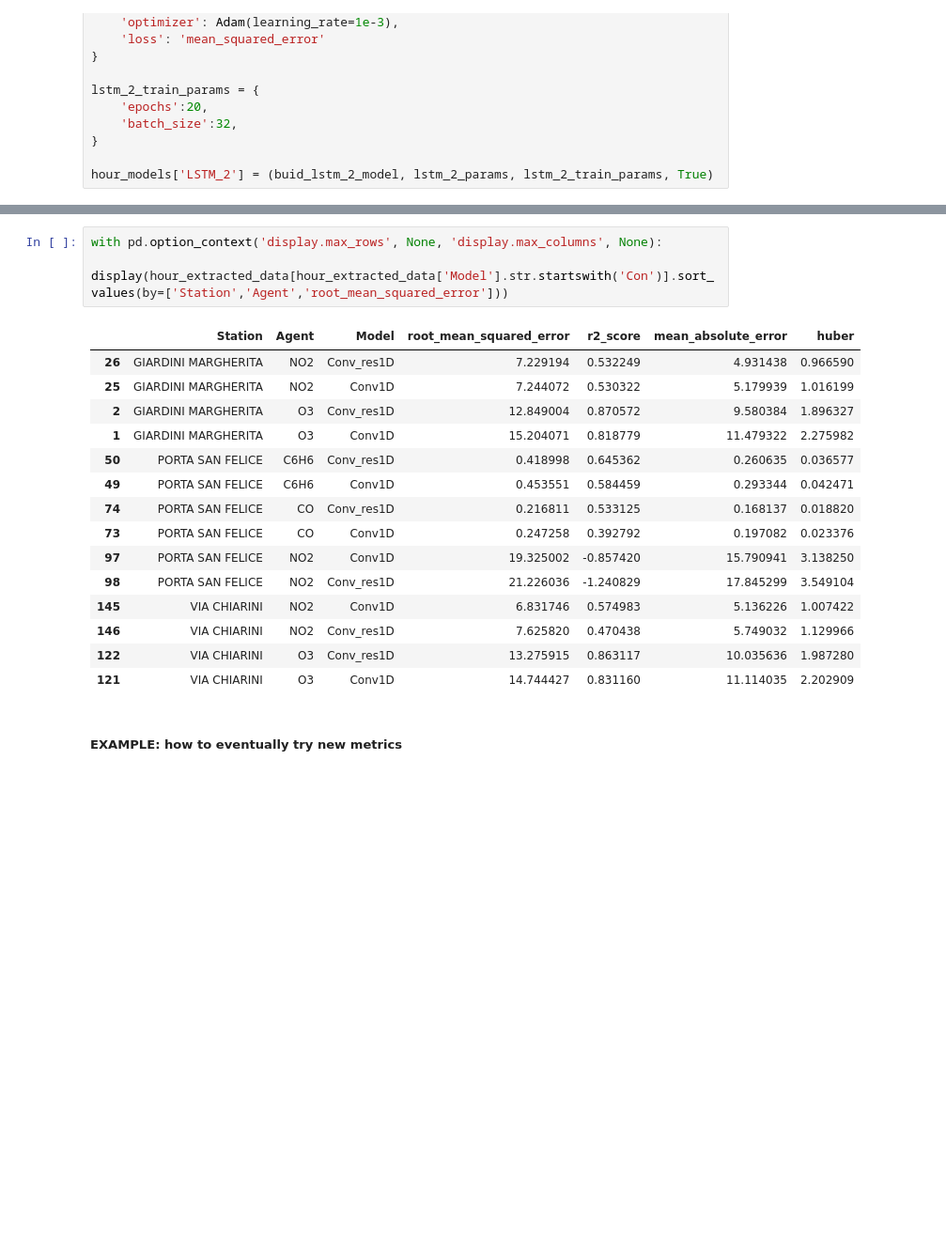
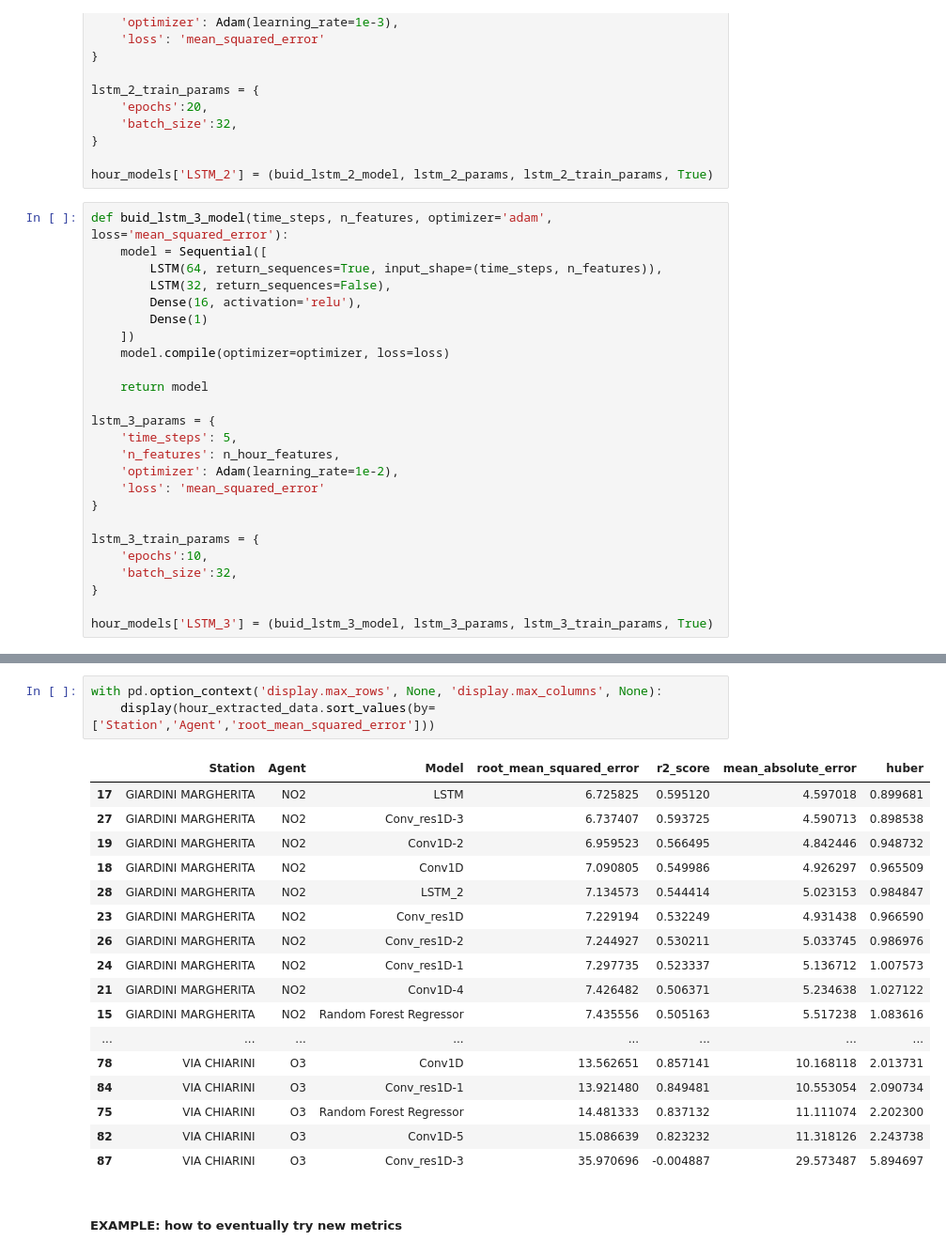
Before and after one commit to davidesonno/AII-project, a Jupyter notebook: 5-model-selection.ipynb, the cells around one changed output, grey strips where cells are left out. Shown at 94% size. Cells and saved outputs as stored; diff of their text form; blank space fills up the shorter version.

Commit message:
training results

```diff
--- a/5-model-selection.ipynb
+++ b/5-model-selection.ipynb
@@ -1140,6 +1133,31 @@ lstm_2_train_params = {
 }
 
 hour_models['LSTM_2'] = (buid_lstm_2_model, lstm_2_params, lstm_2_train_params, True)
+# %%
+def buid_lstm_3_model(time_steps, n_features, optimizer='adam', loss='mean_squared_error'):
+    model = Sequential([
+        LSTM(64, return_sequences=True, input_shape=(time_steps, n_features)),
+        LSTM(32, return_sequences=False),
+        Dense(16, activation='relu'),
+        Dense(1)
+    ])
+    model.compile(optimizer=optimizer, loss=loss)
+
+    return model
+
+lstm_3_params = {
+    'time_steps': 5,
+    'n_features': n_hour_features,
+    'optimizer': Adam(learning_rate=1e-2),
+    'loss': 'mean_squared_error'
+}
+
+lstm_3_train_params = {
+    'epochs':10,
+    'batch_size':32,
+}
+
+hour_models['LSTM_3'] = (buid_lstm_3_model, lstm_3_params, lstm_3_train_params, True)
 # %%
 hour_results = train_models(
     hour_models,training_sets,test_sets,metrics,
@@ -1206,22 +1208,24 @@ hour_extracted_data.loc[hour_extracted_data.groupby(by=['Station','Agent'])['roo
 # %%
 with pd.option_context('display.max_rows', None, 'display.max_columns', None):
-    display(hour_extracted_data[hour_extracted_data['Model'].str.startswith('Con')].sort_values(by=['Station','Agent','root_mean_squared_error']))
+    display(hour_extracted_data.sort_values(by=['Station','Agent','root_mean_squared_error']))
 # %% [output]
 |  | Station | Agent | Model | root_mean_squared_error | r2_score | mean_absolute_error | huber |
-| 26 | GIARDINI MARGHERITA | NO2 | Conv_res1D | 7.229194 | 0.532249 | 4.931438 | 0.966590 |
-| 25 | GIARDINI MARGHERITA | NO2 | Conv1D | 7.244072 | 0.530322 | 5.179939 | 1.016199 |
-| 2 | GIARDINI MARGHERITA | O3 | Conv_res1D | 12.849004 | 0.870572 | 9.580384 | 1.896327 |
-| 1 | GIARDINI MARGHERITA | O3 | Conv1D | 15.204071 | 0.818779 | 11.479322 | 2.275982 |
-| 50 | PORTA SAN FELICE | C6H6 | Conv_res1D | 0.418998 | 0.645362 | 0.260635 | 0.036577 |
-| 49 | PORTA SAN FELICE | C6H6 | Conv1D | 0.453551 | 0.584459 | 0.293344 | 0.042471 |
-| 74 | PORTA SAN FELICE | CO | Conv_res1D | 0.216811 | 0.533125 | 0.168137 | 0.018820 |
-| 73 | PORTA SAN FELICE | CO | Conv1D | 0.247258 | 0.392792 | 0.197082 | 0.023376 |
-| 97 | PORTA SAN FELICE | NO2 | Conv1D | 19.325002 | -0.857420 | 15.790941 | 3.138250 |
-| 98 | PORTA SAN FELICE | NO2 | Conv_res1D | 21.226036 | -1.240829 | 17.845299 | 3.549104 |
-| 145 | VIA CHIARINI | NO2 | Conv1D | 6.831746 | 0.574983 | 5.136226 | 1.007422 |
-| 146 | VIA CHIARINI | NO2 | Conv_res1D | 7.625820 | 0.470438 | 5.749032 | 1.129966 |
-| 122 | VIA CHIARINI | O3 | Conv_res1D | 13.275915 | 0.863117 | 10.035636 | 1.987280 |
-| 121 | VIA CHIARINI | O3 | Conv1D | 14.744427 | 0.831160 | 11.114035 | 2.202909 |
+| 17 | GIARDINI MARGHERITA | NO2 | LSTM | 6.725825 | 0.595120 | 4.597018 | 0.899681 |
+| 27 | GIARDINI MARGHERITA | NO2 | Conv_res1D-3 | 6.737407 | 0.593725 | 4.590713 | 0.898538 |
+| 19 | GIARDINI MARGHERITA | NO2 | Conv1D-2 | 6.959523 | 0.566495 | 4.842446 | 0.948732 |
+| 18 | GIARDINI MARGHERITA | NO2 | Conv1D | 7.090805 | 0.549986 | 4.926297 | 0.965509 |
+| 28 | GIARDINI MARGHERITA | NO2 | LSTM_2 | 7.134573 | 0.544414 | 5.023153 | 0.984847 |
+| 23 | GIARDINI MARGHERITA | NO2 | Conv_res1D | 7.229194 | 0.532249 | 4.931438 | 0.966590 |
+| 26 | GIARDINI MARGHERITA | NO2 | Conv_res1D-2 | 7.244927 | 0.530211 | 5.033745 | 0.986976 |
+| 24 | GIARDINI MARGHERITA | NO2 | Conv_res1D-1 | 7.297735 | 0.523337 | 5.136712 | 1.007573 |
+| 21 | GIARDINI MARGHERITA | NO2 | Conv1D-4 | 7.426482 | 0.506371 | 5.234638 | 1.027122 |
+| 15 | GIARDINI MARGHERITA | NO2 | Random Forest Regressor | 7.435556 | 0.505163 | 5.517238 | 1.083616 |
+| ... | ... | ... | ... | ... | ... | ... | ... |
+| 78 | VIA CHIARINI | O3 | Conv1D | 13.562651 | 0.857141 | 10.168118 | 2.013731 |
+| 84 | VIA CHIARINI | O3 | Conv_res1D-1 | 13.921480 | 0.849481 | 10.553054 | 2.090734 |
+| 75 | VIA CHIARINI | O3 | Random Forest Regressor | 14.481333 | 0.837132 | 11.111074 | 2.202300 |
+| 82 | VIA CHIARINI | O3 | Conv1D-5 | 15.086639 | 0.823232 | 11.318126 | 2.243738 |
+| 87 | VIA CHIARINI | O3 | Conv_res1D-3 | 35.970696 | -0.004887 | 29.573487 | 5.894697 |
 # %% [markdown]
 ##### **EXAMPLE:** how to eventually try new metrics
 # %%
```
Also changed, not shown: parts of 9 cells of this notebook.
